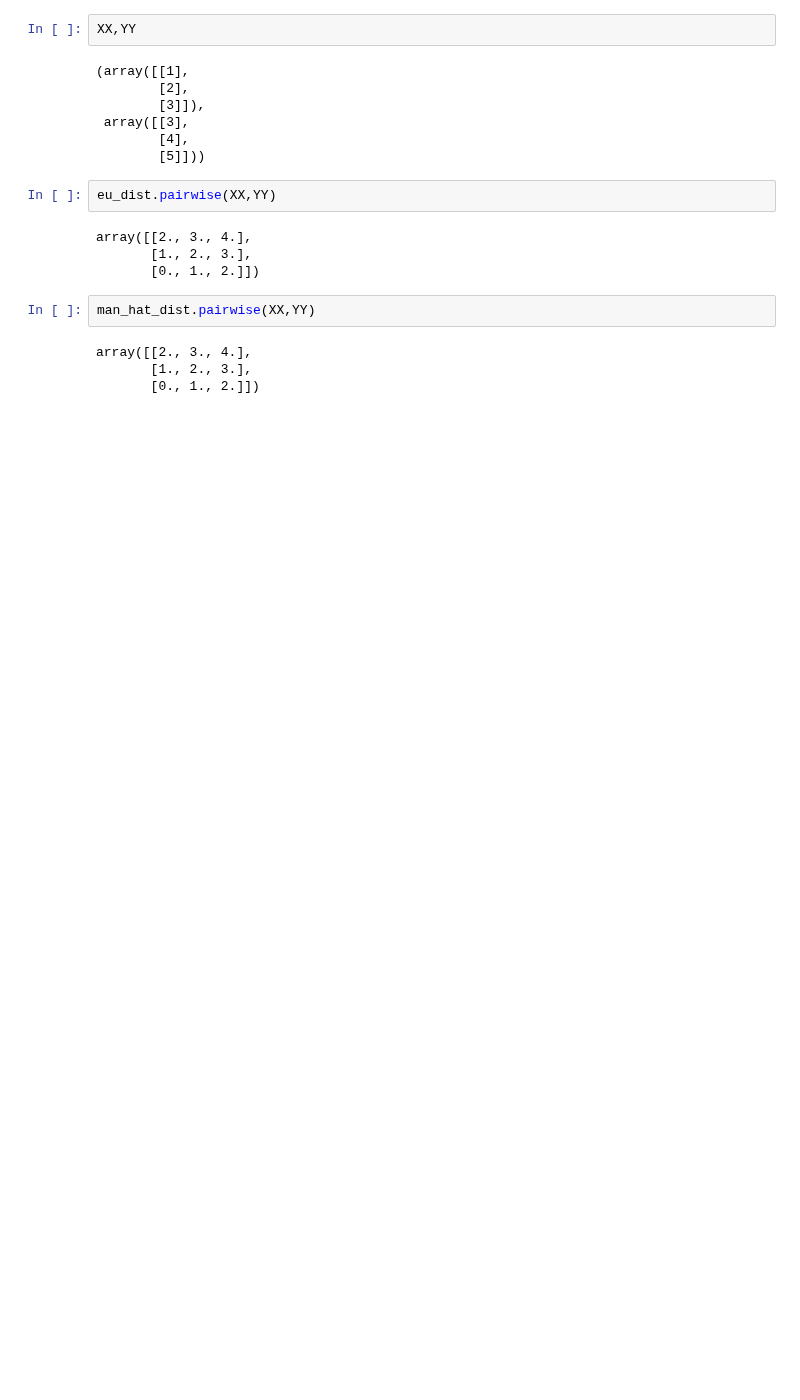
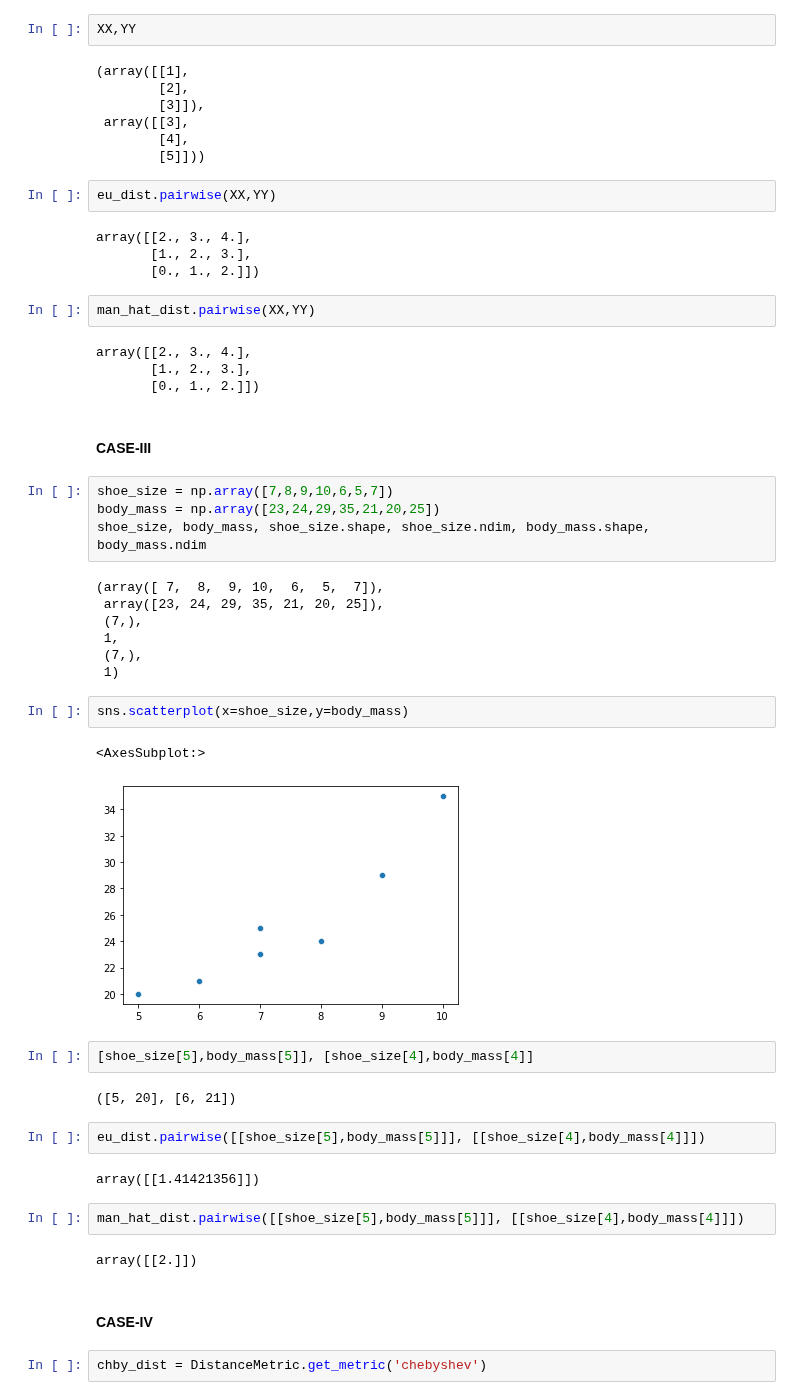
Before and after one commit to raj-shr-git/AAIC_Practice, a Jupyter notebook: MODULES/Module_3/Module_3_KNN/Revision_14_03_21.ipynb, the cells around one changed output. Cells and saved outputs as stored; diff of their text form; blank space fills up the shorter version.

```diff
--- a/MODULES/Module_3/Module_3_KNN/Revision_14_03_21.ipynb
+++ b/MODULES/Module_3/Module_3_KNN/Revision_14_03_21.ipynb
@@ -64,3 +62,37 @@ man_hat_dist.pairwise(XX,YY)
 array([[2., 3., 4.],
        [1., 2., 3.],
        [0., 1., 2.]])
+# %% [markdown]
+#### **CASE-III**
+# %%
+shoe_size = np.array([7,8,9,10,6,5,7])
+body_mass = np.array([23,24,29,35,21,20,25])
+shoe_size, body_mass, shoe_size.shape, shoe_size.ndim, body_mass.shape, body_mass.ndim
+# %% [output]
+(array([ 7,  8,  9, 10,  6,  5,  7]),
+ array([23, 24, 29, 35, 21, 20, 25]),
+ (7,),
+ 1,
+ (7,),
+ 1)
+# %%
+sns.scatterplot(x=shoe_size,y=body_mass)
+# %% [output]
+<AxesSubplot:>
+[figure, added]
+# %%
+[shoe_size[5],body_mass[5]], [shoe_size[4],body_mass[4]]
+# %% [output]
+([5, 20], [6, 21])
+# %%
+eu_dist.pairwise([[shoe_size[5],body_mass[5]]], [[shoe_size[4],body_mass[4]]])
+# %% [output]
+array([[1.41421356]])
+# %%
+man_hat_dist.pairwise([[shoe_size[5],body_mass[5]]], [[shoe_size[4],body_mass[4]]])
+# %% [output]
+array([[2.]])
+# %% [markdown]
+#### **CASE-IV**
+# %%
+chby_dist = DistanceMetric.get_metric('chebyshev')
```
Also changed, not shown: parts of 98 cells of this notebook, 3 other files.
